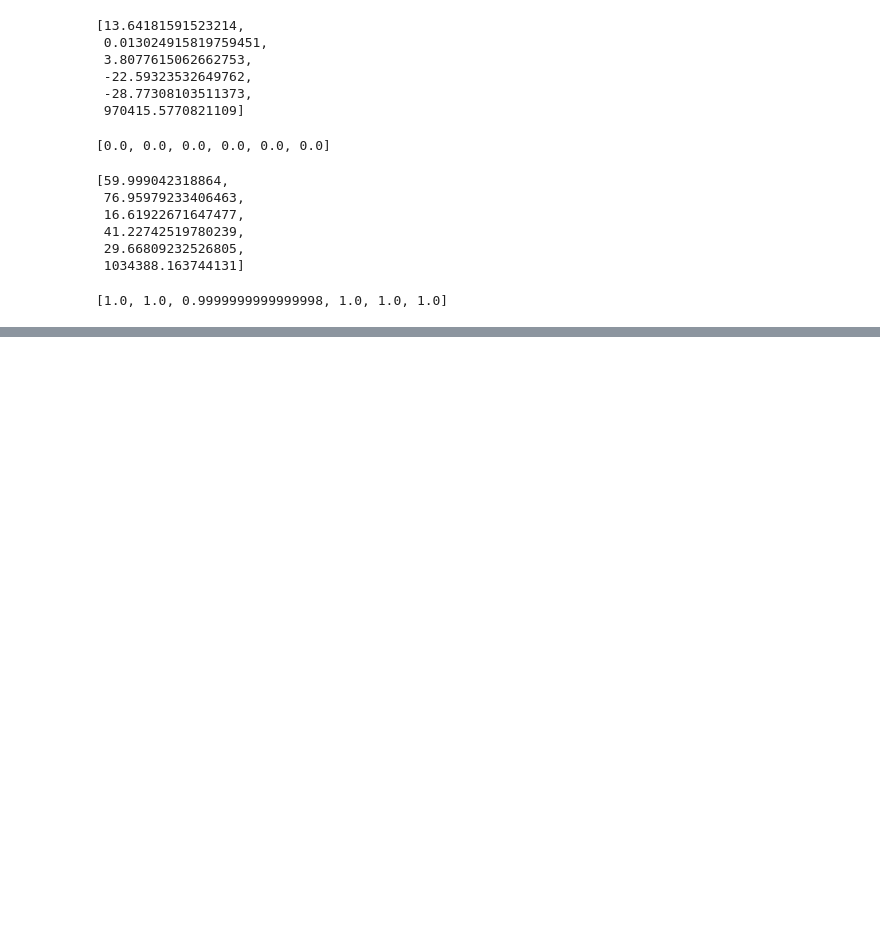
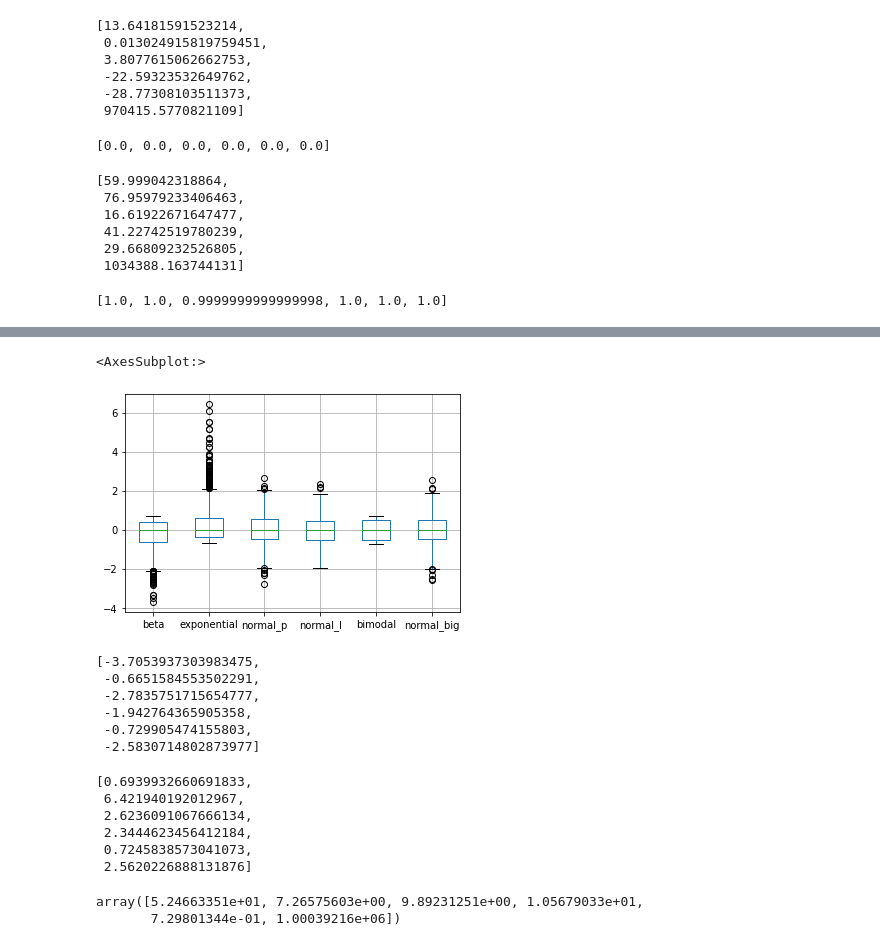
Before and after one commit to Trang27cl/testgit, a Jupyter notebook: Chuẩn hoá dữ liệu.ipynb, the cells around one changed output, grey strips where cells are left out. Drawn from its saved outputs; the diff is of its cells as text; code cells hidden in the pictures; blank space fills up the shorter version.

```diff
--- a/Chuẩn hoá dữ liệu.ipynb
+++ b/Chuẩn hoá dữ liệu.ipynb
@@ -209,0 +251,34 @@ maxs
+# %%
+#trực quan vs box-plot
+df_s.boxplot()
+# %% [output]
+<AxesSubplot:>
+[figure, added]
+# %%
+# lấy các giá trị min ở mỗi cột
+mins = [df_s[col].min() for col in df_s.columns]
+mins
+# %% [output]
+[-3.7053937303983475,
+ -0.6651584553502291,
+ -2.7835751715654777,
+ -1.942764365905358,
+ -0.729905474155803,
+ -2.5830714802873977]
+# %%
+# lấy giá trị max ở mỗi cột
+maxs = [df_s[col].max() for col in df_s.columns]
+maxs
+# %% [output]
+[0.6939932660691833,
+ 6.421940192012967,
+ 2.6236091067666134,
+ 2.3444623456412184,
+ 0.7245838573041073,
+ 2.5620226888131876]
+# %%
+# giá trị trung vị của các đặc trưng của tập dữ liệu gốc
+scaler.center_
+# %% [output]
+array([5.24663351e+01, 7.26575603e+00, 9.89231251e+00, 1.05679033e+01,
+       7.29801344e-01, 1.00039216e+06])
```
Also changed, not shown: parts of 11 cells of this notebook.
